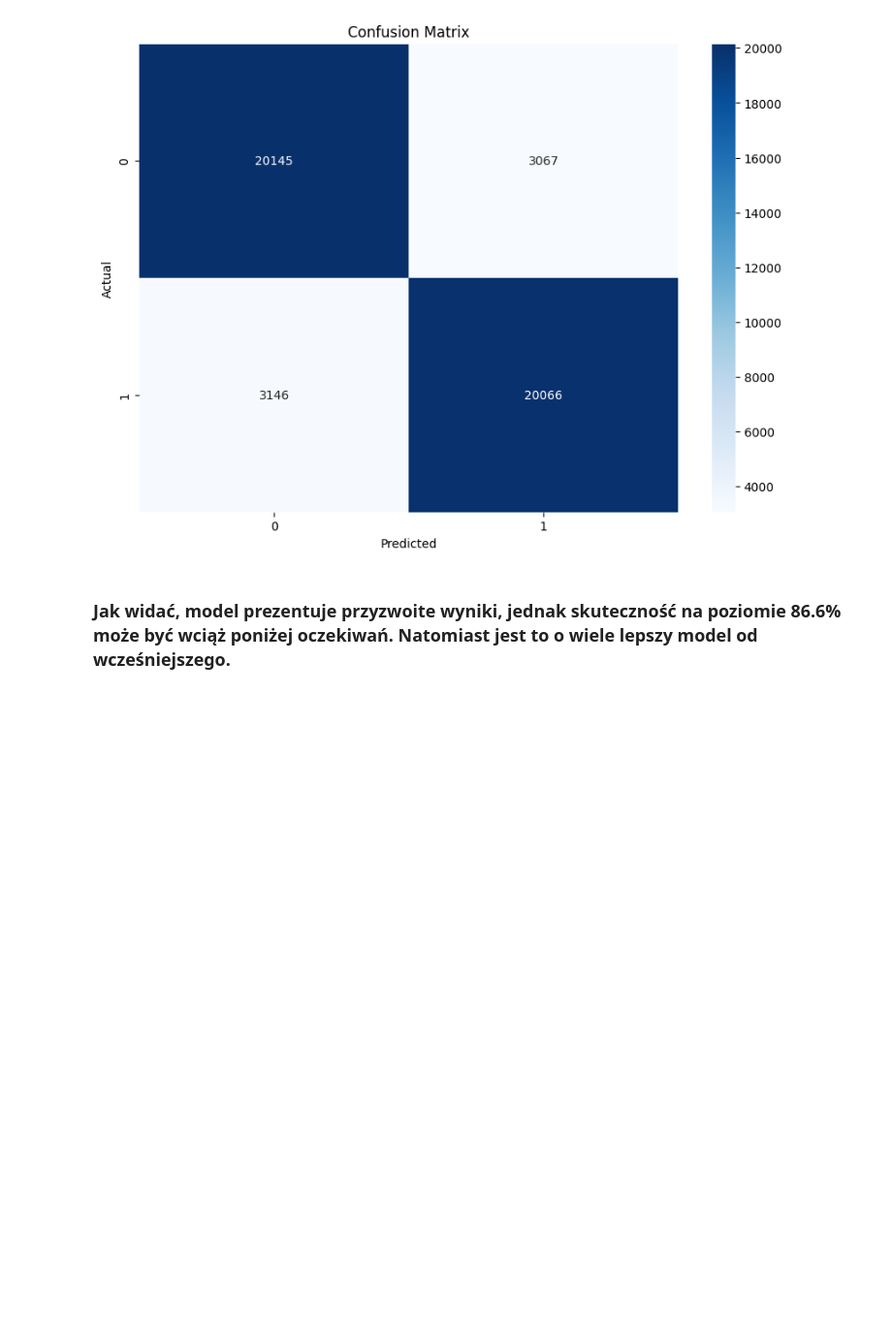
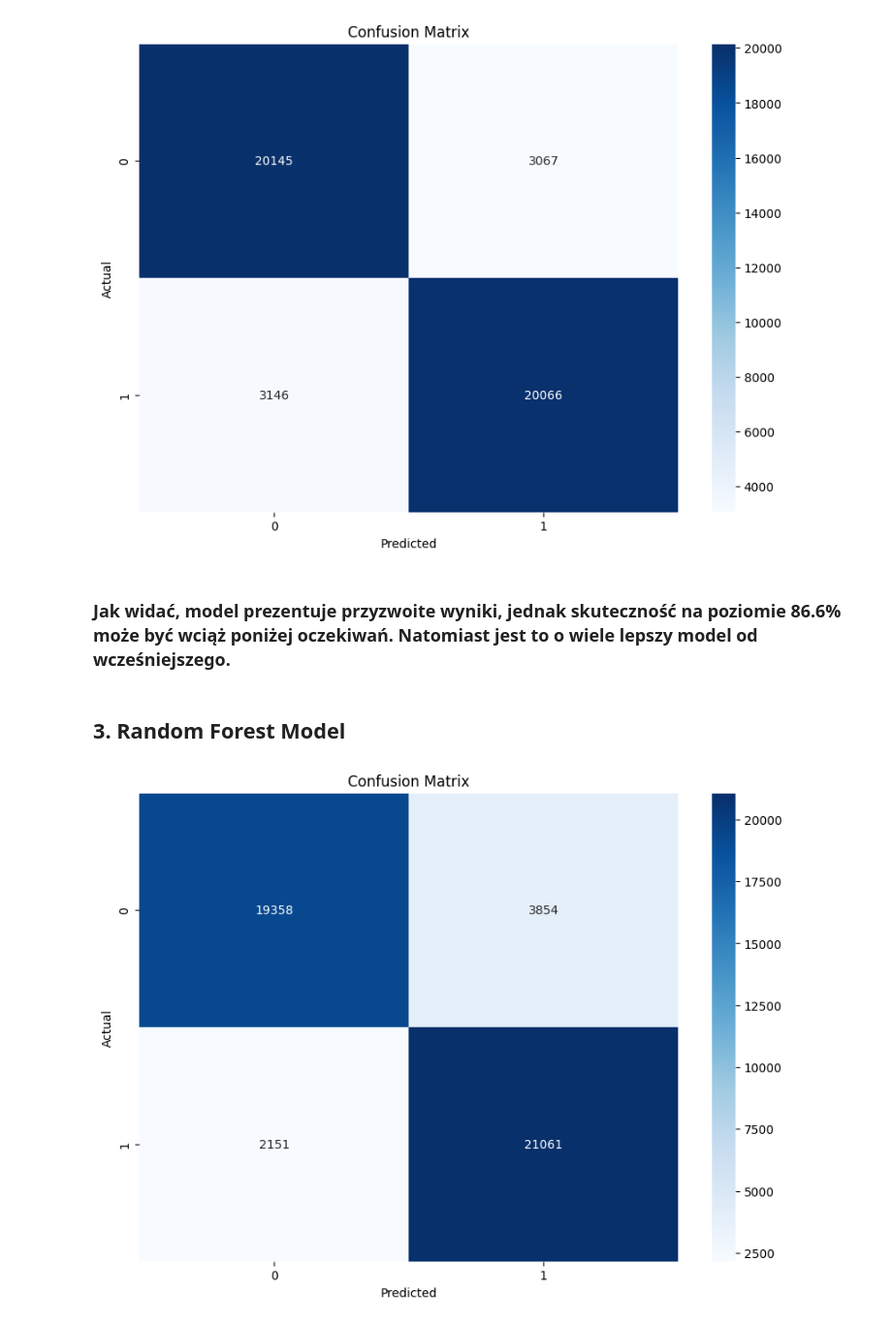
Before and after one commit to BartlomiejSadza/MachineLearning, a Jupyter notebook: PROJEKT_OSTATECZNY copy.ipynb, the cells around one changed output. Shown at 97% size. Saved outputs shown, nothing was run; the diff lists cells and outputs as text; code cells hidden in the pictures; blank space fills up the shorter version.

Commit message:
Add new feature for enhanced data visualization

```diff
--- a/PROJEKT_OSTATECZNY copy.ipynb
+++ b/PROJEKT_OSTATECZNY copy.ipynb
@@ -506,3 +506,35 @@ plt.show()
 [figure]
 # %% [markdown]
 ### Jak widać, model prezentuje przyzwoite wyniki, jednak skuteczność na poziomie 86.6% może być wciąż poniżej oczekiwań. Natomiast jest to o wiele lepszy model od wcześniejszego.
+# %% [markdown]
+## 3. Random Forest Model
+# %%
+from sklearn.ensemble import RandomForestClassifier
+
+n_estimators = np.array([100])
+alg = ['entropy', 'gini']
+min_split = np.array([2, 3, 4, 5, 6, 7])
+max_nvl = np.array([3, 4, 5, 6, 7, 9, 11])
+values_grid = {'n_estimators': n_estimators, 'min_samples_split': min_split, 'max_depth': max_nvl, 'criterion': alg}
+
+model = RandomForestClassifier()
+gridRandomForest = GridSearchCV(estimator=model, param_grid=values_grid, cv=10)
+gridRandomForest.fit(X, y)
+
+print('Minimalna liczba podziałów: ', gridRandomForest.best_estimator_.min_samples_split)
+print('Maksymalna głębokość: ', gridRandomForest.best_estimator_.max_depth)
+print('Kryterium: ', gridRandomForest.best_estimator_.criterion)
+print(f'Najlepszy wynik: {gridRandomForest.best_score_*100:.1f} %')
+# %%
+random_forest = RandomForestClassifier(n_estimators = 100, min_samples_split = 2, max_depth= 11,  criterion = 'gini', random_state = 0)
+y_pred = cross_val_predict(random_forest, X, y, cv=10)
+cm = confusion_matrix(y, y_pred)
+
+plt.figure(figsize=(10, 7))
+sns.heatmap(cm, annot=True, fmt='d', cmap='Blues')
+plt.xlabel('Predicted')
+plt.ylabel('Actual')
+plt.title('Confusion Matrix')
+plt.show()
+# %% [output]
+[figure, added]
```
Also changed, not shown: parts of 1 cell of this notebook.
